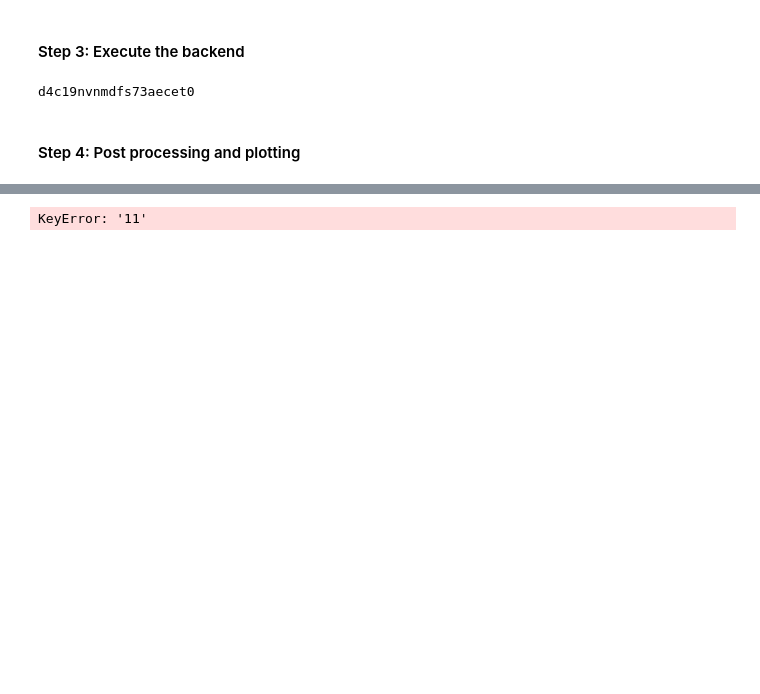
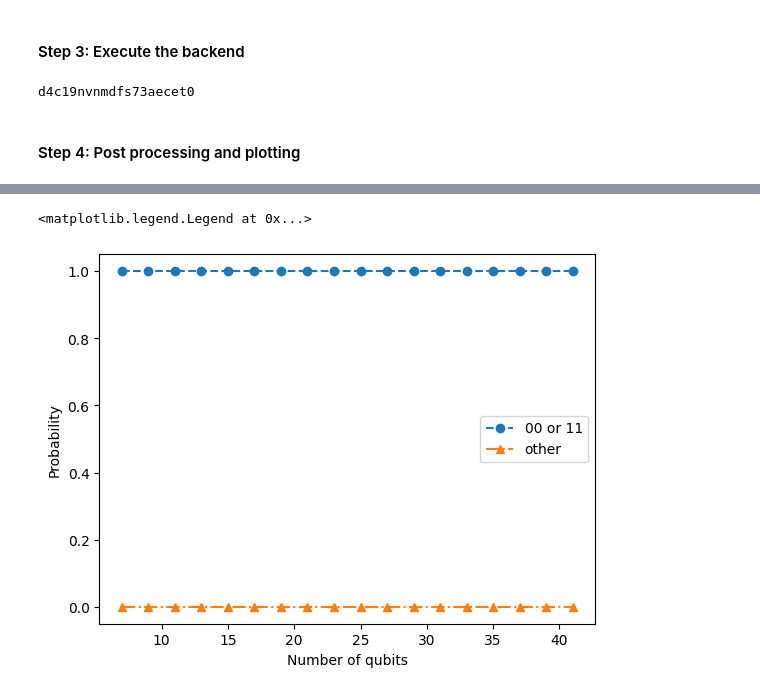
Before and after one commit to MehulPakhare/QuantumComputingQiskit, a Jupyter notebook: CodingWithQiskit/DyanamicCircuits.ipynb, the cells around one changed output, grey strips where cells are left out. Saved outputs shown, nothing was run; the diff lists cells and outputs as text; code cells hidden in the pictures; blank space fills up the shorter version.

```diff
--- a/CodingWithQiskit/DyanamicCircuits.ipynb
+++ b/CodingWithQiskit/DyanamicCircuits.ipynb
@@ -127,21 +127,16 @@ for i in range(0, len(qc_list)):
     counts = data.cr3.get_counts()
     total_counts =data.cr3.num_shots
 
-    prob_Bell = (counts['00'] + counts['11']) / total_counts
-    # prob_Bell = (counts.get('00', 0) + counts.get('11', 0)) / total_counts
+    prob_Bell = (counts.get('00', 0) + counts.get('11', 0)) / total_counts
+
+    # prob_Bell = (counts['00'] + counts['11']) / total_counts
 
     list_Bell.append(prob_Bell)
     list_other.append(1-prob_Bell)
 
-# plt.plot(num_qubit_list, list_Bell, marker='--o', label='00 or 11')
-# plt.plot(num_qubit_list, list_other, marker='-.^', label='other')
-# plt.xlabel('Number of qubits')
-# plt.ylabel('Probability')
-# plt.legend()
-plt.plot(num_qubit_list, list_Bell, linestyle='--', marker='o', label='00 or 11')
-plt.plot(num_qubit_list, list_other, linestyle='-.', marker='^', label='other')
+plt.plot(num_qubit_list, list_Bell, '--o', label='00 or 11')
+plt.plot(num_qubit_list, list_other, '-.^' , label='other')
 plt.xlabel('Number of qubits')
 plt.ylabel('Probability')
 plt.legend()
-plt.show()
 # %% [output]
@@ -149 +144,2 @@ management.get:WARNING:2025-11-15 06:36:50,873: Loading default saved account
-KeyError: '11'
+<matplotlib.legend.Legend at 0x...>
+[figure, added]
```
Also changed, not shown: parts of 2 cells of this notebook.
